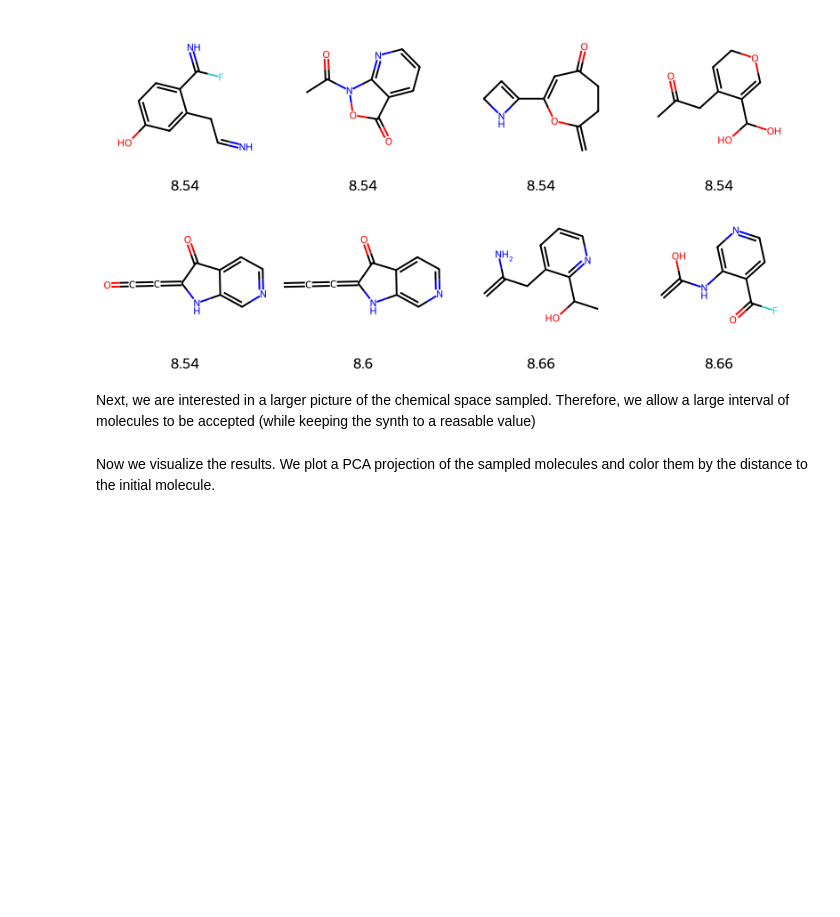
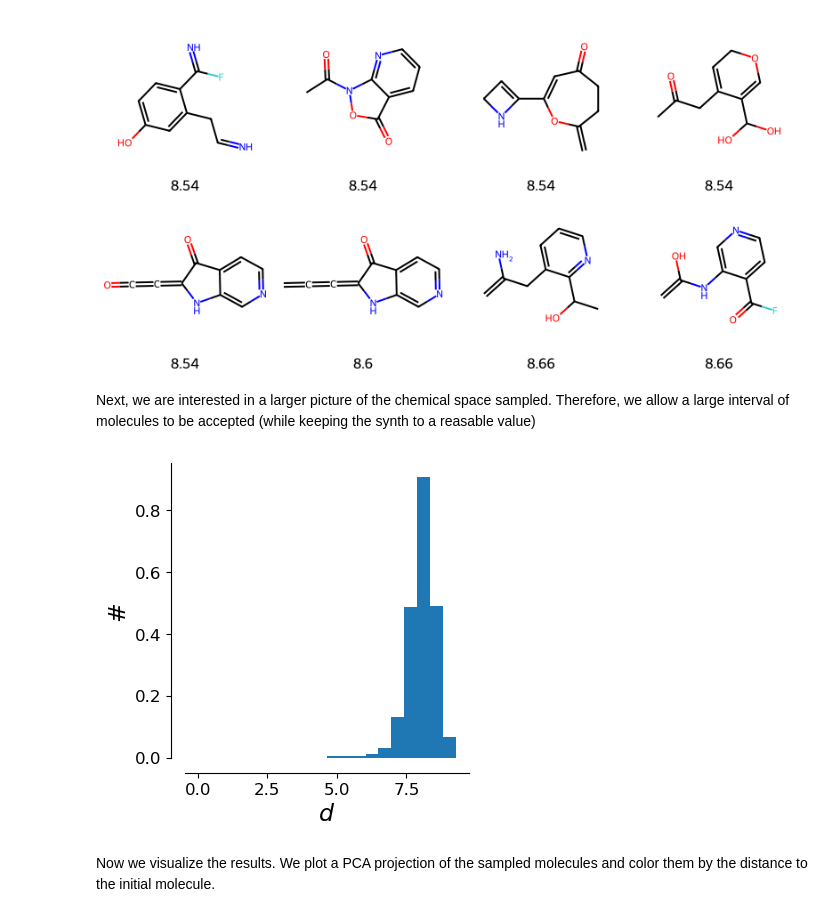
Before and after one commit to kvkarandashev/mosaics-dev, a Jupyter notebook: examples/05_chemspacesampler/tutorial/tutorial.ipynb, the cells around one changed output. Saved outputs shown, nothing was run; the diff lists cells and outputs as text; code cells hidden in the pictures; blank space fills up the shorter version.

```diff
--- a/examples/05_chemspacesampler/tutorial/tutorial.ipynb
+++ b/examples/05_chemspacesampler/tutorial/tutorial.ipynb
@@ -246,12 +251,12 @@ params = {
     'min_d': 0,
     'max_d': 200.0,
     'V_0_pot': 1,
-    'strictly_in': True,
+    'strictly_in': False,
     'V_0_synth': 0.05,
     'synth_cut_soft':4,
     'synth_cut_hard':5,
     'NPAR': 3,
-    'Nsteps': 20,
+    'Nsteps': 40,
     'bias_strength': "none",
     'possible_elements': ["C", "O", "N", "F"],
     'not_protonated': None,
@@ -266,5 +271,15 @@ params = {
     "verbose": False}
 
 MOLS, D = chemspace_potentials.chemspacesampler_ECFP(smiles=aspirin, params=params)
+# %%
+#create a histogram of the distances
+fig, ax = plt.subplots(figsize=(4,4))
+ax.hist(D, bins=20, density=True)
+ax.set_xlabel('$d$', fontsize = fs+5)
+ax.set_ylabel('#', fontsize = fs+5)
+make_pretty(ax)
+plt.tight_layout()
+# %% [output]
+[figure, added]
 # %% [markdown]
 Now we visualize the results. We plot a PCA projection of the sampled molecules and color them by the distance to the initial molecule.
```
Also changed, not shown: parts of 4 cells of this notebook.
